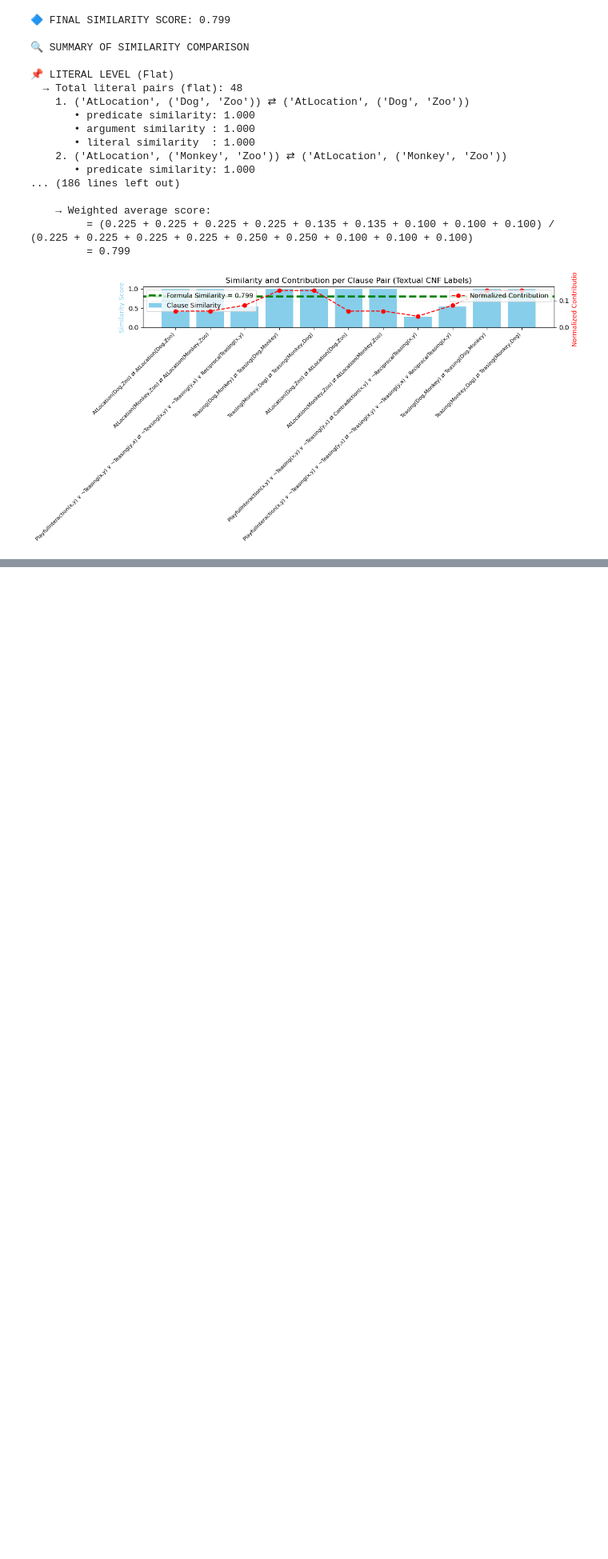
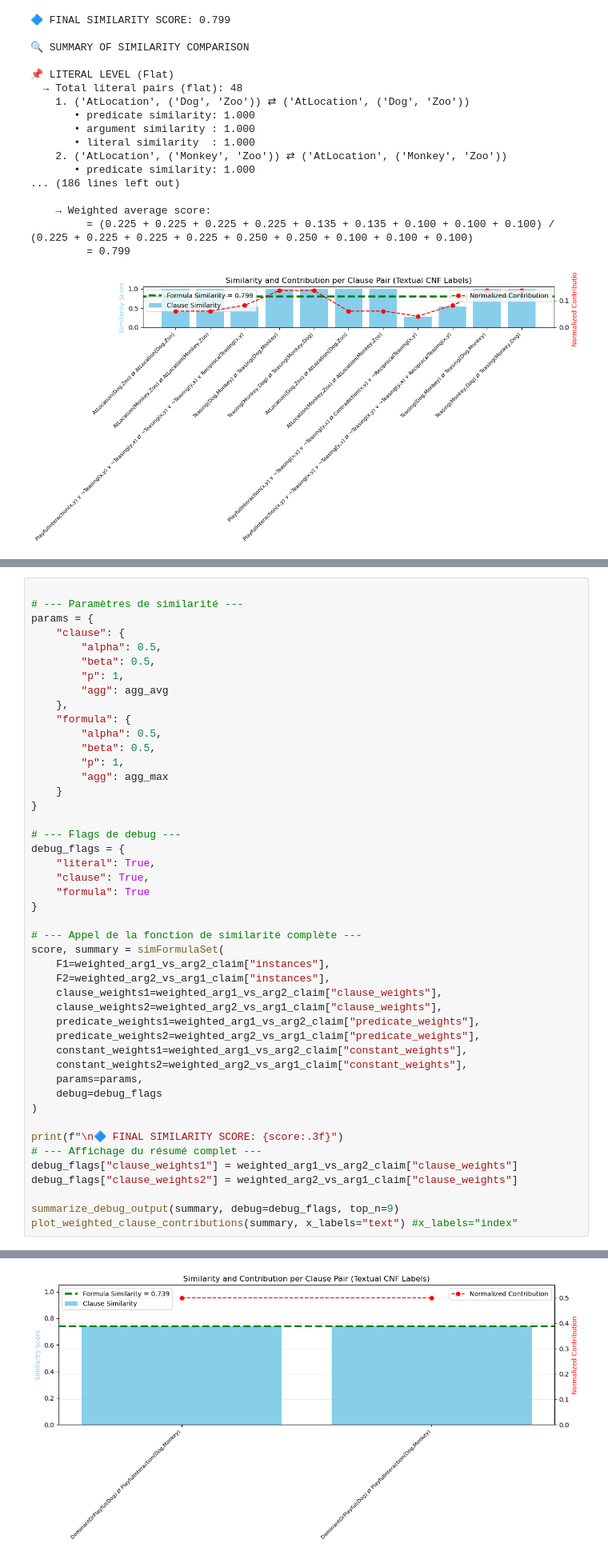
Before and after one commit to Vict0r-David/SimFOL, a Jupyter notebook: SimFOL_structured.ipynb, the cells around one changed output, grey strips where cells are left out. Shown at 80% size. Cells and saved outputs as stored; diff of their text form; blank space fills up the shorter version.

Commit message:
Full example A1,A2 and A2,A3 + sentence similarity

```diff
--- a/SimFOL_structured.ipynb
+++ b/SimFOL_structured.ipynb
@@ -1064,0 +1112,47 @@ plot_weighted_clause_contributions(summary, x_labels="text") #x_labels="index"
+# %%
+
+# --- Paramètres de similarité ---
+params = {
+    "clause": {
+        "alpha": 0.5,
+        "beta": 0.5,
+        "p": 1,
+        "agg": agg_avg
+    },
+    "formula": {
+        "alpha": 0.5,
+        "beta": 0.5,
+        "p": 1,
+        "agg": agg_max
+    }
+}
+
+# --- Flags de debug ---
+debug_flags = {
+    "literal": True,
+    "clause": True,
+    "formula": True
+}
+
+# --- Appel de la fonction de similarité complète ---
+score, summary = simFormulaSet(
+    F1=weighted_arg1_vs_arg2_claim["instances"],
+    F2=weighted_arg2_vs_arg1_claim["instances"],
+    clause_weights1=weighted_arg1_vs_arg2_claim["clause_weights"],
+    clause_weights2=weighted_arg2_vs_arg1_claim["clause_weights"],
+    predicate_weights1=weighted_arg1_vs_arg2_claim["predicate_weights"],
+    predicate_weights2=weighted_arg2_vs_arg1_claim["predicate_weights"],
+    constant_weights1=weighted_arg1_vs_arg2_claim["constant_weights"],
+    constant_weights2=weighted_arg2_vs_arg1_claim["constant_weights"],
+    params=params,
+    debug=debug_flags
+)
+
+print(f"\n🔷 FINAL SIMILARITY SCORE: {score:.3f}")
+# --- Affichage du résumé complet ---
+debug_flags["clause_weights1"] = weighted_arg1_vs_arg2_claim["clause_weights"]
+debug_flags["clause_weights2"] = weighted_arg2_vs_arg1_claim["clause_weights"]
+
+summarize_debug_output(summary, debug=debug_flags, top_n=9)
+plot_weighted_clause_contributions(summary, x_labels="text") #x_labels="index"
+# %% [output]
@@ -1064,0 +1176 @@ plot_weighted_clause_contributions(summary, x_labels="text") #x_labels="index"
+[figure, added]
```
Also changed, not shown: parts of 14 cells of this notebook.
